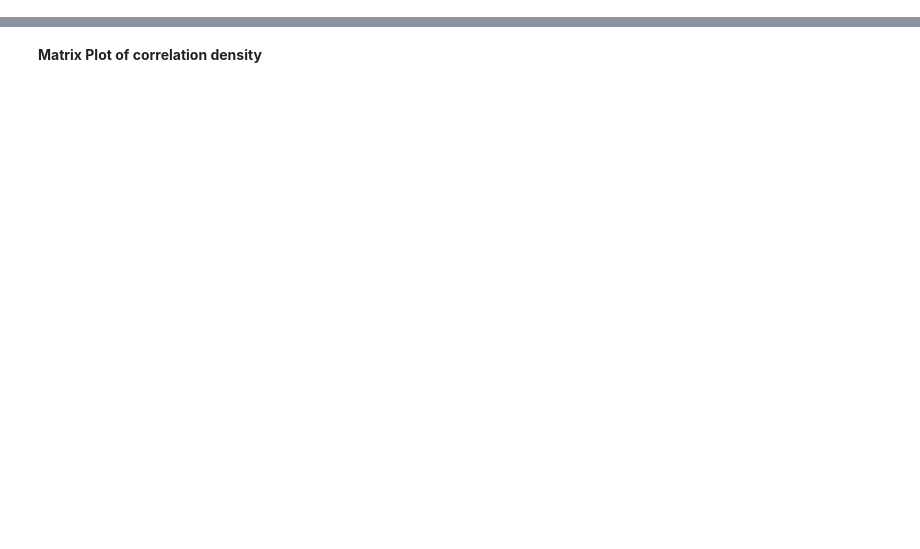
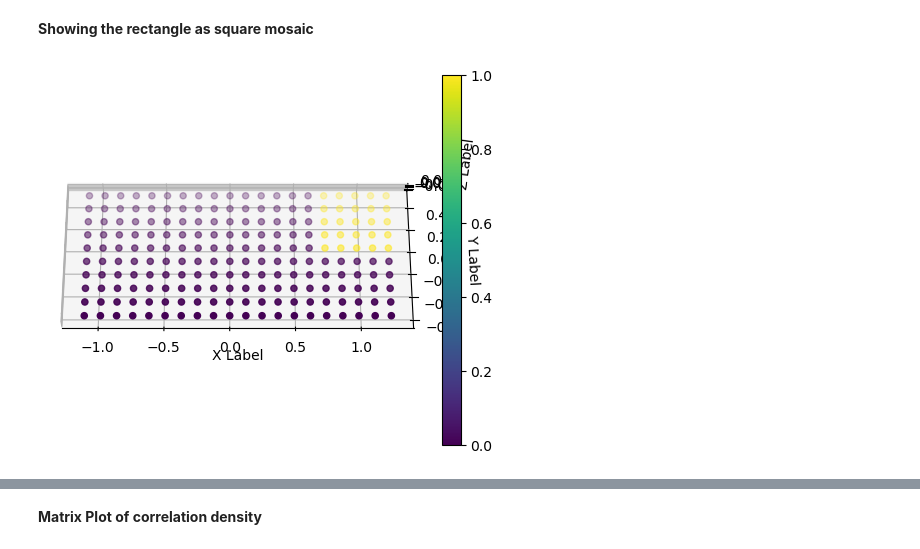
Before and after one commit to neutronengas/master_thesis, a Jupyter notebook: models/nnets/visualizations/visualizations.ipynb, the cells around one changed output, grey strips where cells are left out. Drawn from its saved outputs; the diff is of its cells as text; code cells hidden in the pictures; blank space fills up the shorter version.

```diff
--- a/models/nnets/visualizations/visualizations.ipynb
+++ b/models/nnets/visualizations/visualizations.ipynb
@@ -4 +11,46 @@ import matplotlib.pyplot as plt
+# %% [markdown]
+**Showing the rectangle as square mosaic**
+# %%
+file = np.load("../data/md_h2.npz", allow_pickle=True)
+plot_idx = 0
+wt = CONSTANTS["width_ticks"]
+lt = CONSTANTS["length_ticks"]
+lss = CONSTANTS["local_square_size"]
+plotting_coords = file["coords"][plot_idx]
+squared_coords = plotting_coords.reshape(wt, lt, 3)
+squared_coords = squared_coords.reshape(wt // lss, lss, lt // lss, lss, 3)
+squared_coords = squared_coords.transpose((0, 2, 1, 3, 4))
+squared_coords = squared_coords.reshape((wt * lt // (lss ** 2), lss, lss, 3))
+square_idx = 4
+
+# create color encoding for square
+colors = [(0, 0, 1), (1, 0, 0)]
+custom_cmap = LinearSegmentedColormap.from_list('custom_cmap', colors, N=256)
+color_data = np.zeros(shape=squared_coords.shape[:-1])
+color_data[square_idx] = 1
+color_data = color_data.reshape((wt // lss, lt // lss, lss, lss))
+color_data = color_data.transpose(((0, 2, 1, 3)))
+color_data = color_data.reshape(wt // lss, lss, lt // lss, lss)
+color_data = color_data.reshape(wt, lt)
+
+plotting_coords_square = plotting_coords[square_idx]
+x = plotting_coords.T[0]
+y = plotting_coords.T[1]
+z = plotting_coords.T[2]
+fig = plt.figure()
+# Add a 3D subplot
+ax = fig.add_subplot(111, projection='3d')
+
+# Scatter plot the points
+ax.scatter(x, y, z, c=color_data, marker='o', s=20)
+# Set labels for the axes
+ax.set_xlabel('X Label')
+ax.set_ylabel('Y Label')
+ax.set_zlabel('Z Label')
+ax.view_init(60, 270)
+ax.set_aspect('equal')
+cbar = plt.colorbar(sm)
+plt.show()
+# %% [output]
+[figure, added]
 # %% [markdown]
```
Also changed, not shown: parts of 11 cells of this notebook, 31 other files.
